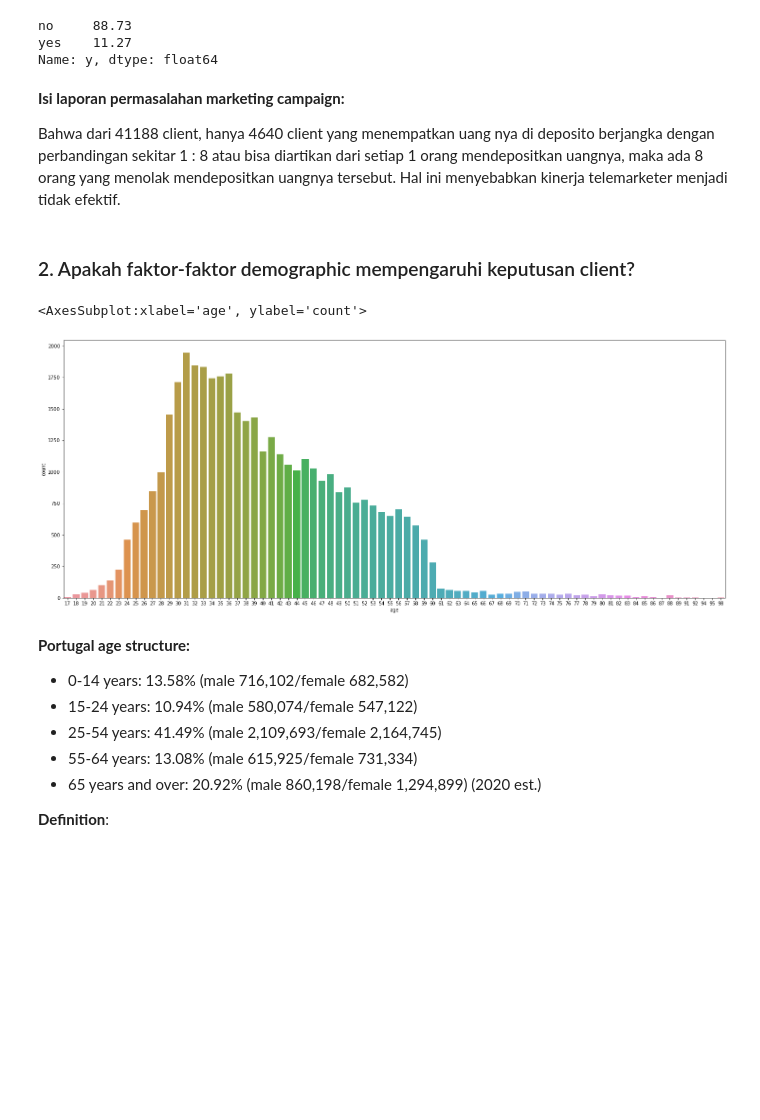
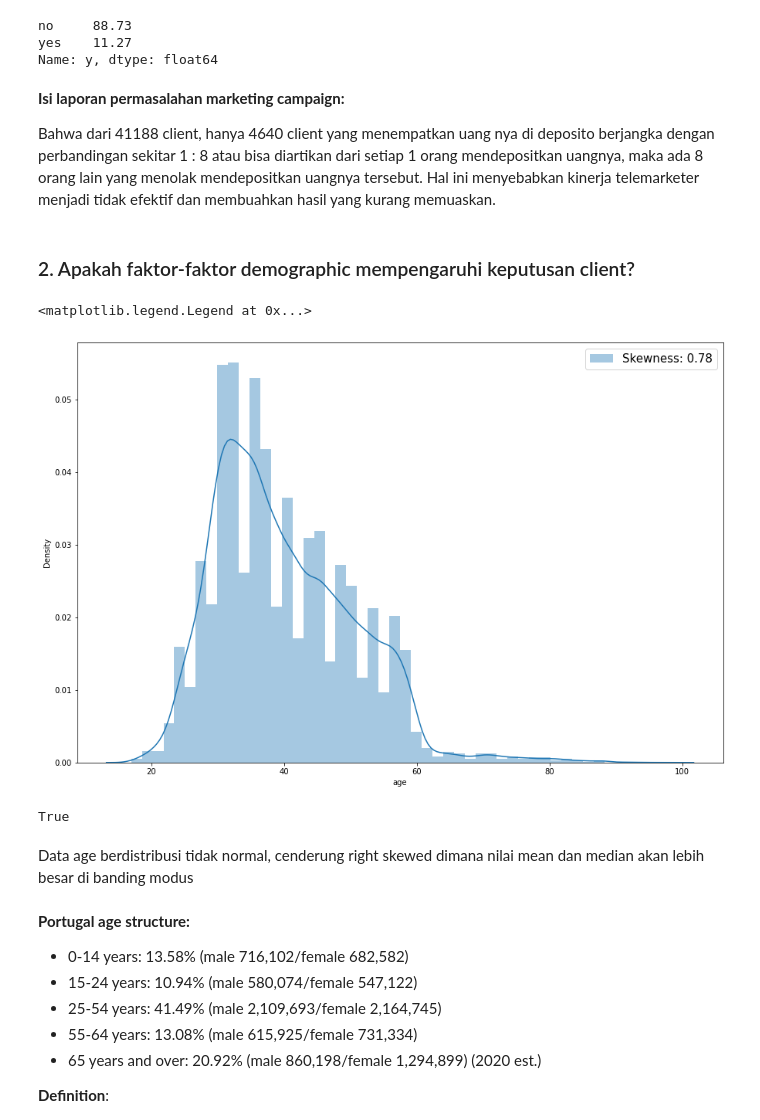
Before and after one commit to stefen-angga/Final-Project, a Jupyter notebook: EDA.ipynb, the cells around one changed output. Saved outputs shown, nothing was run; the diff lists cells and outputs as text; code cells hidden in the pictures; blank space fills up the shorter version.

```diff
--- a/EDA.ipynb
+++ b/EDA.ipynb
@@ -214,15 +215,25 @@ Name: y, dtype: float64
 # %% [markdown]
 **Isi laporan permasalahan marketing campaign:**
 
-Bahwa dari 41188 client, hanya 4640 client yang menempatkan uang nya di deposito berjangka dengan perbandingan sekitar 1 : 8 atau bisa diartikan dari setiap 1 orang mendepositkan uangnya, maka ada 8 orang yang menolak mendepositkan uangnya tersebut. Hal ini menyebabkan kinerja telemarketer menjadi tidak efektif.
+Bahwa dari 41188 client, hanya 4640 client yang menempatkan uang nya di deposito berjangka dengan perbandingan sekitar 1 : 8 atau bisa diartikan dari setiap 1 orang mendepositkan uangnya, maka ada 8 orang lain yang menolak mendepositkan uangnya tersebut. Hal ini menyebabkan kinerja telemarketer menjadi tidak efektif dan membuahkan hasil yang kurang memuaskan.
 # %% [markdown]
 ### 2. Apakah faktor-faktor demographic mempengaruhi keputusan client?
 # %%
-plt.figure(figsize=(25,10))
-sns.countplot(data=data, x= 'age')
+plt.figure(figsize=(15,10))
+sns.distplot(data['age'], label = 'Skewness: %.2f'%(data['age'].skew()))
+plt.legend(loc = 0, fontsize = 15)
 # %% [output]
-<AxesSubplot:xlabel='age', ylabel='count'>
+<matplotlib.legend.Legend at 0x...>
-[figure, old version]
+[figure, new version]
+# %%
+from scipy.stats import kstest
+
+key, pval = kstest(data['age'], 'norm')
+pval < 0.05
+# %% [output]
+True
+# %% [markdown]
+Data age berdistribusi tidak normal, cenderung right skewed dimana nilai mean dan median akan lebih besar di banding modus
 # %% [markdown]
 **Portugal age structure:**
 
```
Also changed, not shown: parts of 12 cells of this notebook.
